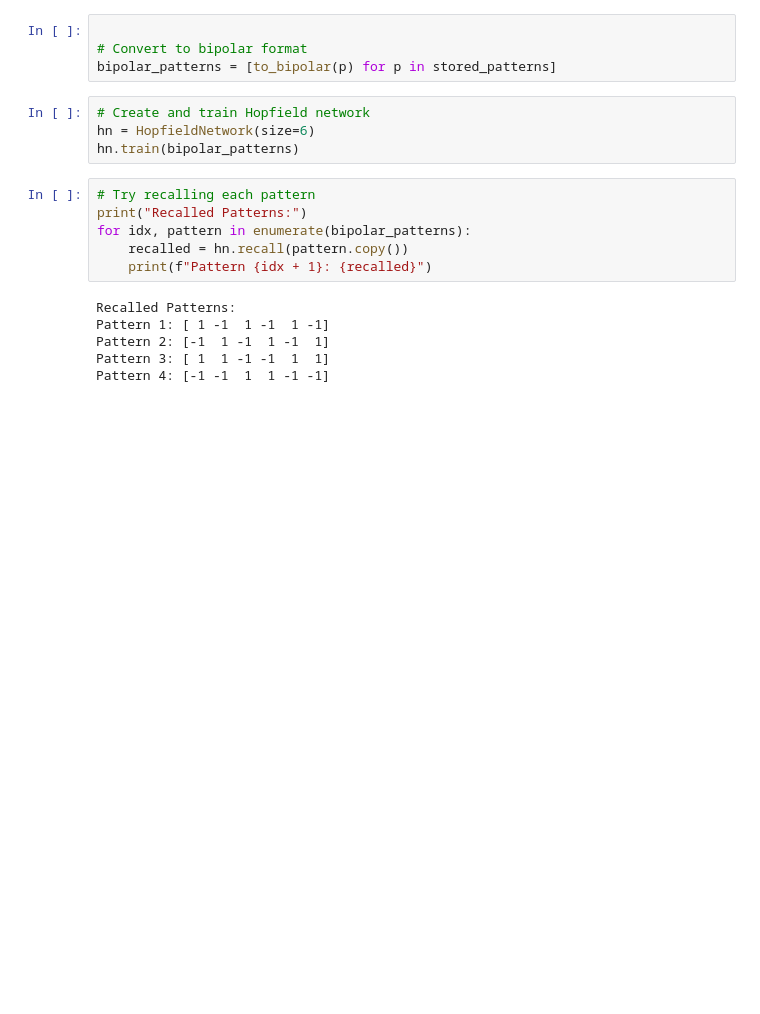
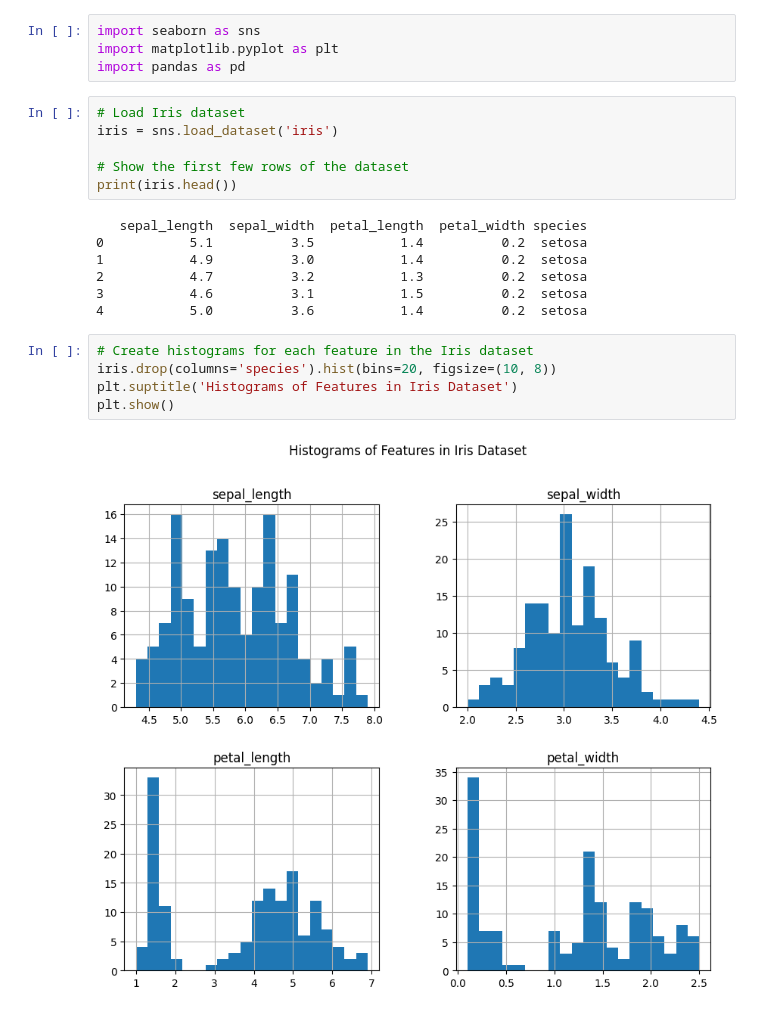
Before and after one commit to gauravmasand/test, a Jupyter notebook: 10.ipynb, the cells around one changed output. Drawn from its saved outputs; the diff is of its cells as text; blank space fills up the shorter version.

```diff
--- a/10.ipynb
+++ b/10.ipynb
@@ -37,20 +1,24 @@ stored_patterns = [
-# %%
-
-# Convert to bipolar format
-bipolar_patterns = [to_bipolar(p) for p in stored_patterns]
-# %%
-# Create and train Hopfield network
-hn = HopfieldNetwork(size=6)
-hn.train(bipolar_patterns)
-# %%
-# Try recalling each pattern
-print("Recalled Patterns:")
-for idx, pattern in enumerate(bipolar_patterns):
-    recalled = hn.recall(pattern.copy())
-    print(f"Pattern {idx + 1}: {recalled}")
-# %% [output]
-Recalled Patterns:
-Pattern 1: [ 1 -1  1 -1  1 -1]
-Pattern 2: [-1  1 -1  1 -1  1]
-Pattern 3: [ 1  1 -1 -1  1  1]
-Pattern 4: [-1 -1  1  1 -1 -1]
+# %%
+import seaborn as sns
+import matplotlib.pyplot as plt
+import pandas as pd
+# %%
+# Load Iris dataset
+iris = sns.load_dataset('iris')
+
+# Show the first few rows of the dataset
+print(iris.head())
+# %% [output]
+   sepal_length  sepal_width  petal_length  petal_width species
+0           5.1          3.5           1.4          0.2  setosa
+1           4.9          3.0           1.4          0.2  setosa
+2           4.7          3.2           1.3          0.2  setosa
+3           4.6          3.1           1.5          0.2  setosa
+4           5.0          3.6           1.4          0.2  setosa
+# %%
+# Create histograms for each feature in the Iris dataset
+iris.drop(columns='species').hist(bins=20, figsize=(10, 8))
+plt.suptitle('Histograms of Features in Iris Dataset')
+plt.show()
+# %% [output]
+[figure, added]
```
Also changed, not shown: parts of 6 cells of this notebook, 30 other files.
